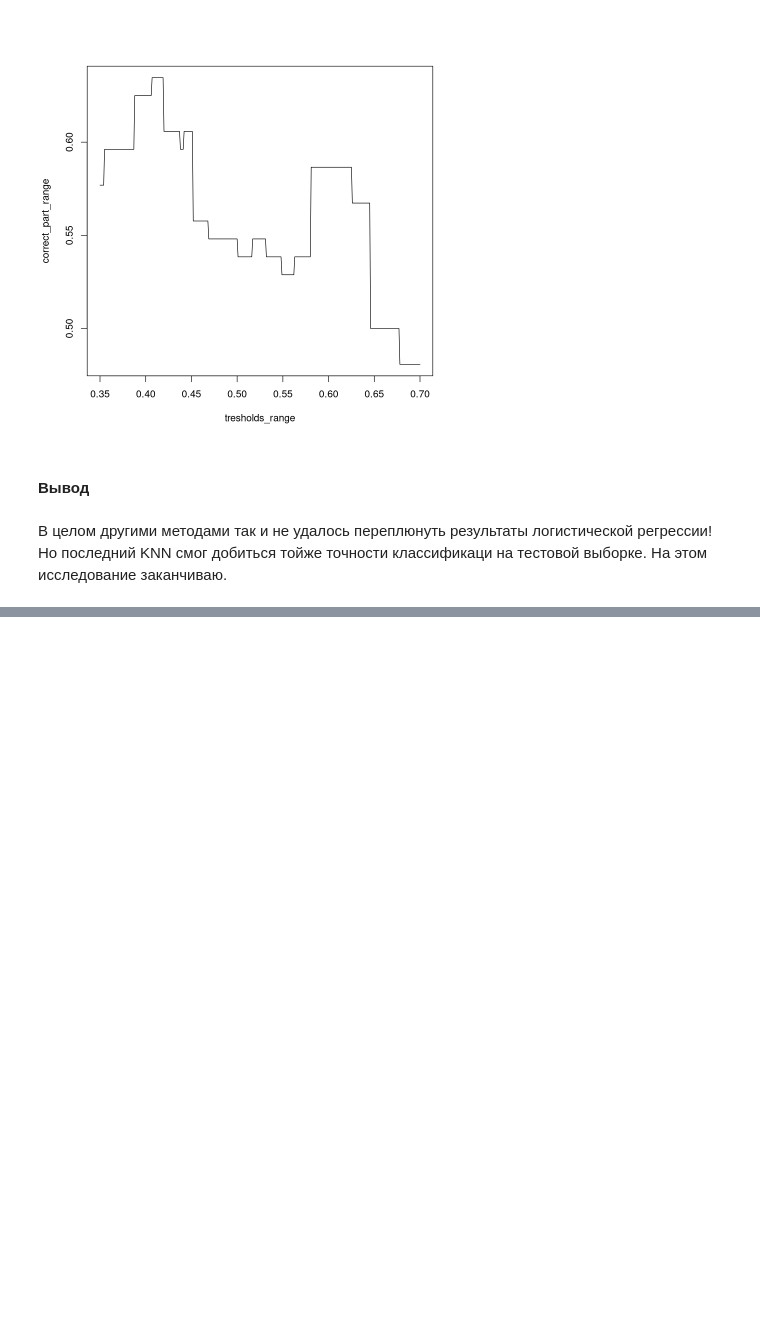
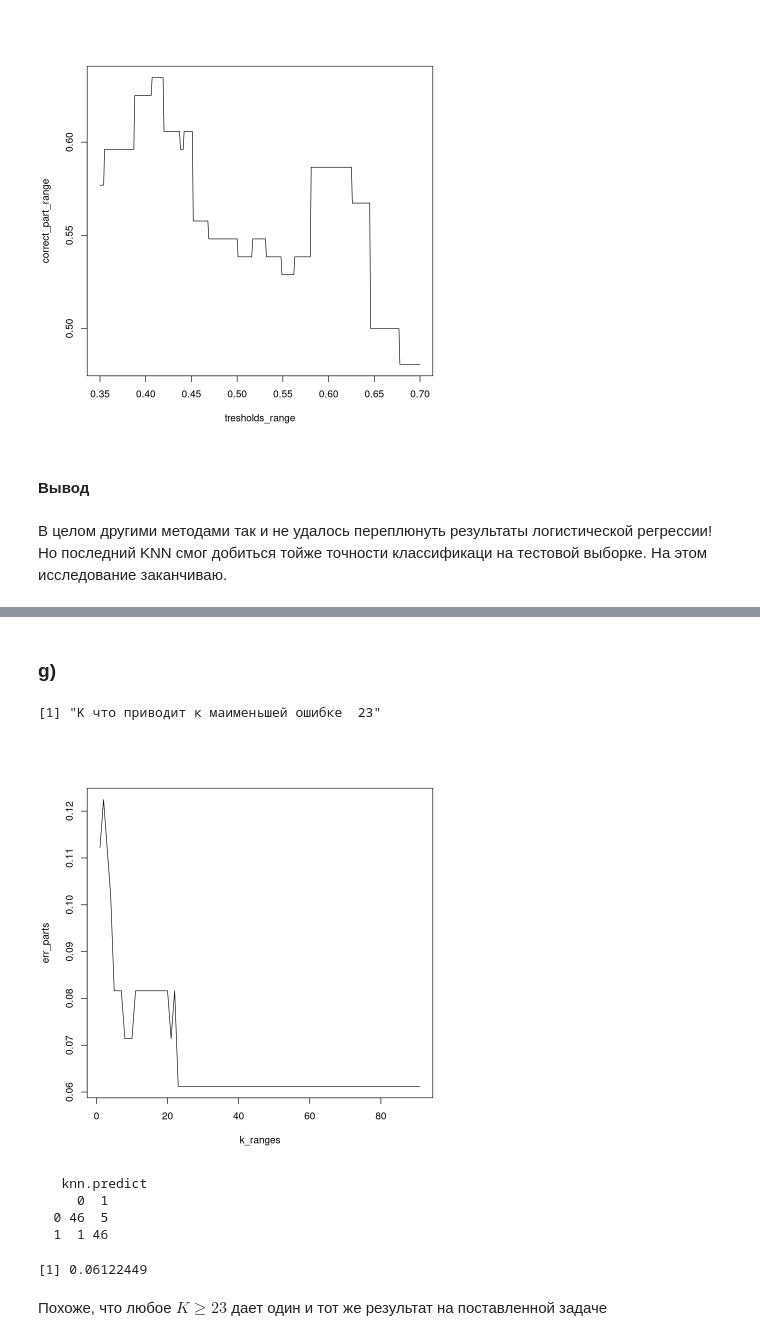
Before and after one commit to Dranikf/Intro_to_stat_learning, a Jupyter notebook: chapter4/exercise.ipynb, the cells around one changed output, grey strips where cells are left out. Cells and saved outputs as stored; diff of their text form; code cells hidden in the pictures; blank space fills up the shorter version.

```diff
--- a/chapter4/exercise.ipynb
+++ b/chapter4/exercise.ipynb
@@ -590,0 +734,19 @@ plot(tresholds_range, correct_part_range, type = "l")
+# %%
+logit.model = glm(
+    mpg01 ~ as.integer(cylinders) + displacement + year,
+    train, family = "binomial"
+)
+
+logit.predict = predict(logit.model, test, type = "response")
+logit.y_hat = as.integer(logit.predict > 0.5)
+
+err_matr = table(
+    test$mpg01,
+    logit.y_hat
+)
+err_matr
+
+print("полученная матрица неточностей")
+err_matr
+print("доля ошибок соствила")
+get_error_part(err_matr)
@@ -590,0 +765,52 @@ plot(tresholds_range, correct_part_range, type = "l")
+# %% [markdown]
+### g)
+# %%
+features_vector = c("cylinders", "displacement", "year")
+# %%
+err_parts = c()
+k_ranges = 1:91
+
+for (k in k_ranges)
+{
+    knn.predict = knn(
+        train[features_vector], test[features_vector],
+        train$mpg01, k = k
+    )
+
+    err_matr = table(
+        test$mpg01,
+        knn.predict
+    )
+
+    err_parts = c(err_parts, get_error_part(err_matr))
+}
+
+plot(k_ranges, err_parts, type = "l")
+print(paste(
+    "K что приводит к маименьшей ошибке ",
+    as.character(argmin(as.matrix(err_parts), rows = FALSE))
+))
+# %% [output]
+[1] "K что приводит к маименьшей ошибке  23"
+[figure, added]
+# %%
+knn.predict = knn(
+    train[features_vector], test[features_vector],
+    train$mpg01, k = 23
+)
+
+err_matr = table(
+    test$mpg01,
+    knn.predict
+)
+
+err_matr
+get_error_part(err_matr)
+# %% [output]
+   knn.predict
+     0  1
+  0 46  5
+  1  1 46
+[1] 0.06122449
+# %% [markdown]
+Похоже, что любое $K \geq 23$ дает один и тот же результат на поставленной задаче
```
Also changed, not shown: parts of 27 cells of this notebook.
